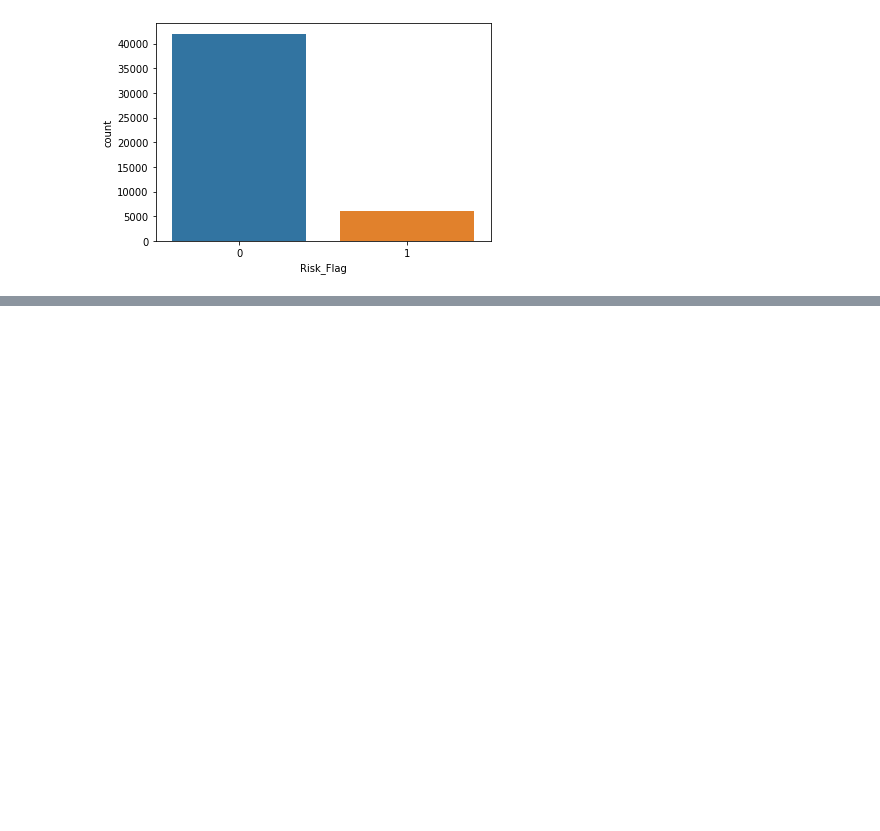
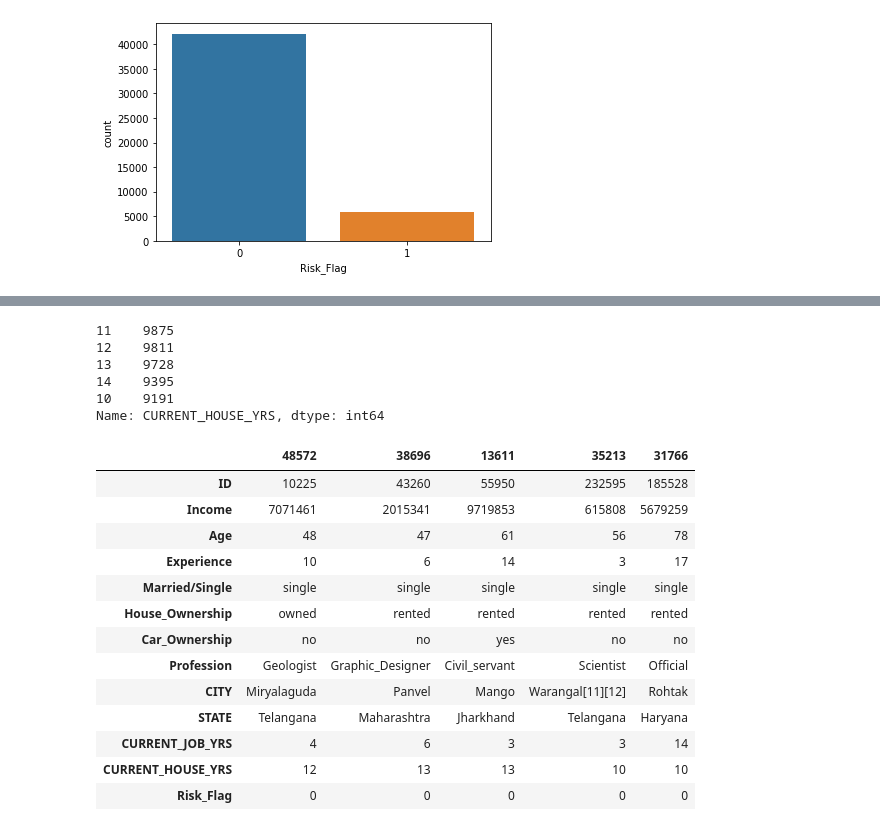
Before and after one commit to hwon-n/section2_project, a Jupyter notebook: section2_project.ipynb, the cells around one changed output, grey strips where cells are left out. Saved outputs shown, nothing was run; the diff lists cells and outputs as text; code cells hidden in the pictures; blank space fills up the shorter version.

```diff
--- a/section2_project.ipynb
+++ b/section2_project.ipynb
@@ -137,3 +148,29 @@ Name: Income, Length: 48000, dtype: int64
+# %%
+train['CURRENT_HOUSE_YRS'].value_counts()
+# %% [output]
+11    9875
+12    9811
+13    9728
+14    9395
+10    9191
+Name: CURRENT_HOUSE_YRS, dtype: int64
+# %%
+train.head().T
+# %% [output]
+|  | 48572 | 38696 | 13611 | 35213 | 31766 |
+| ID | 10225 | 43260 | 55950 | 232595 | 185528 |
+| Income | 7071461 | 2015341 | 9719853 | 615808 | 5679259 |
+| Age | 48 | 47 | 61 | 56 | 78 |
+| Experience | 10 | 6 | 14 | 3 | 17 |
+| Married/Single | single | single | single | single | single |
+| House_Ownership | owned | rented | rented | rented | rented |
+| Car_Ownership | no | no | yes | no | no |
+| Profession | Geologist | Graphic_Designer | Civil_servant | Scientist | Official |
+| CITY | Miryalaguda | Panvel | Mango | Warangal[11][12] | Rohtak |
+| STATE | Telangana | Maharashtra | Jharkhand | Telangana | Haryana |
+| CURRENT_JOB_YRS | 4 | 6 | 3 | 3 | 14 |
+| CURRENT_HOUSE_YRS | 12 | 13 | 13 | 10 | 10 |
+| Risk_Flag | 0 | 0 | 0 | 0 | 0 |
 # %%
 # feature engineering
 
```
Also changed, not shown: parts of 10 cells of this notebook.
